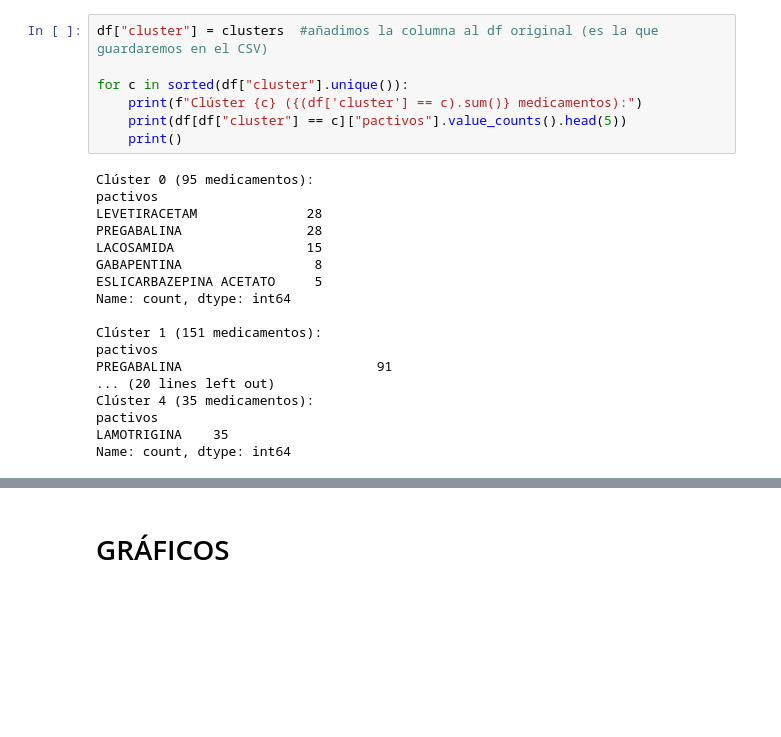
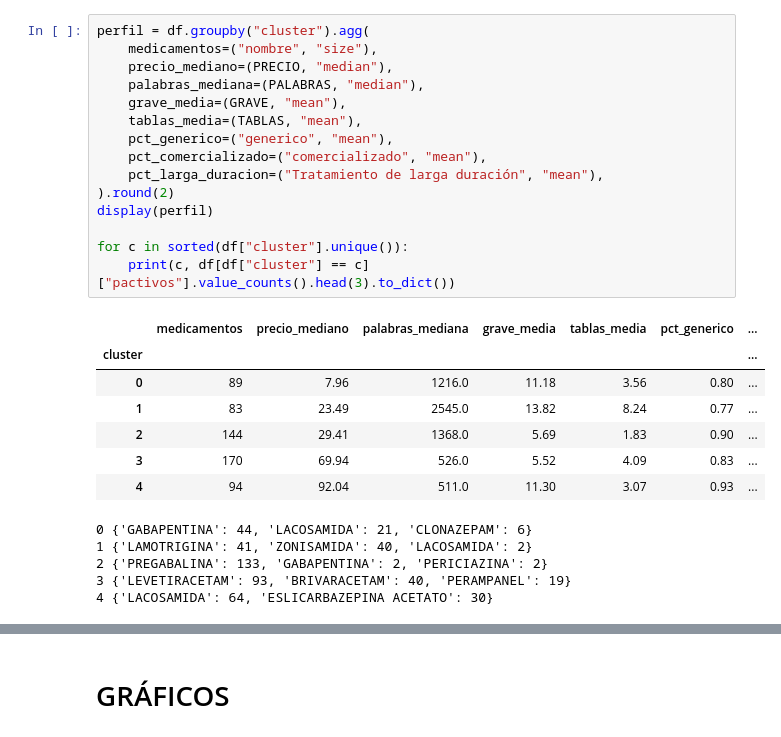
Before and after one commit to carlosagustii/epileps.IA, a Jupyter notebook: src/epileps_ia/hu5.ipynb, the cells around one changed output, grey strips where cells are left out. Drawn from its saved outputs; the diff is of its cells as text; blank space fills up the shorter version.

```diff
--- a/src/epileps_ia/hu5.ipynb
+++ b/src/epileps_ia/hu5.ipynb
@@ -163,28 +154,31 @@ X_con_cluster.groupby("cluster").mean().round(2).T  #media de cada columna en ca
 # %%
-df["cluster"] = clusters  #añadimos la columna al df original (es la que guardaremos en el CSV)
+perfil = df.groupby("cluster").agg(
+    medicamentos=("nombre", "size"),
+    precio_mediano=(PRECIO, "median"),
+    palabras_mediana=(PALABRAS, "median"),
+    grave_media=(GRAVE, "mean"),
+    tablas_media=(TABLAS, "mean"),
+    pct_generico=("generico", "mean"),
+    pct_comercializado=("comercializado", "mean"),
+    pct_larga_duracion=("Tratamiento de larga duración", "mean"),
+).round(2)
+display(perfil)
 
 for c in sorted(df["cluster"].unique()):
-    print(f"Clúster {c} ({(df['cluster'] == c).sum()} medicamentos):")
-    print(df[df["cluster"] == c]["pactivos"].value_counts().head(5))
-    print()
+    print(c, df[df["cluster"] == c]["pactivos"].value_counts().head(3).to_dict())
 # %% [output]
+|  | medicamentos | precio_mediano | palabras_mediana | grave_media | tablas_media | pct_generico | ... |
+| cluster |  |  |  |  |  |  | ... |
+| 0 | 89 | 7.96 | 1216.0 | 11.18 | 3.56 | 0.80 | ... |
+| 1 | 83 | 23.49 | 2545.0 | 13.82 | 8.24 | 0.77 | ... |
+| 2 | 144 | 29.41 | 1368.0 | 5.69 | 1.83 | 0.90 | ... |
+| 3 | 170 | 69.94 | 526.0 | 5.52 | 4.09 | 0.83 | ... |
+| 4 | 94 | 92.04 | 511.0 | 11.30 | 3.07 | 0.93 | ... |
-Clúster 0 (95 medicamentos):
-pactivos
-LEVETIRACETAM              28
-PREGABALINA                28
-LACOSAMIDA                 15
-GABAPENTINA                 8
-ESLICARBAZEPINA ACETATO     5
-Name: count, dtype: int64
-
-Clúster 1 (151 medicamentos):
-pactivos
-PREGABALINA                         91
-... (20 lines left out)
-Clúster 4 (35 medicamentos):
-pactivos
-LAMOTRIGINA    35
-Name: count, dtype: int64
+0 {'GABAPENTINA': 44, 'LACOSAMIDA': 21, 'CLONAZEPAM': 6}
+1 {'LAMOTRIGINA': 41, 'ZONISAMIDA': 40, 'LACOSAMIDA': 2}
+2 {'PREGABALINA': 133, 'GABAPENTINA': 2, 'PERICIAZINA': 2}
+3 {'LEVETIRACETAM': 93, 'BRIVARACETAM': 40, 'PERAMPANEL': 19}
+4 {'LACOSAMIDA': 64, 'ESLICARBAZEPINA ACETATO': 30}
 # %% [markdown]
 ANÁLISIS DE LOS CLÚSTERES
 
```
Also changed, not shown: parts of 18 cells of this notebook, 1 other file.
